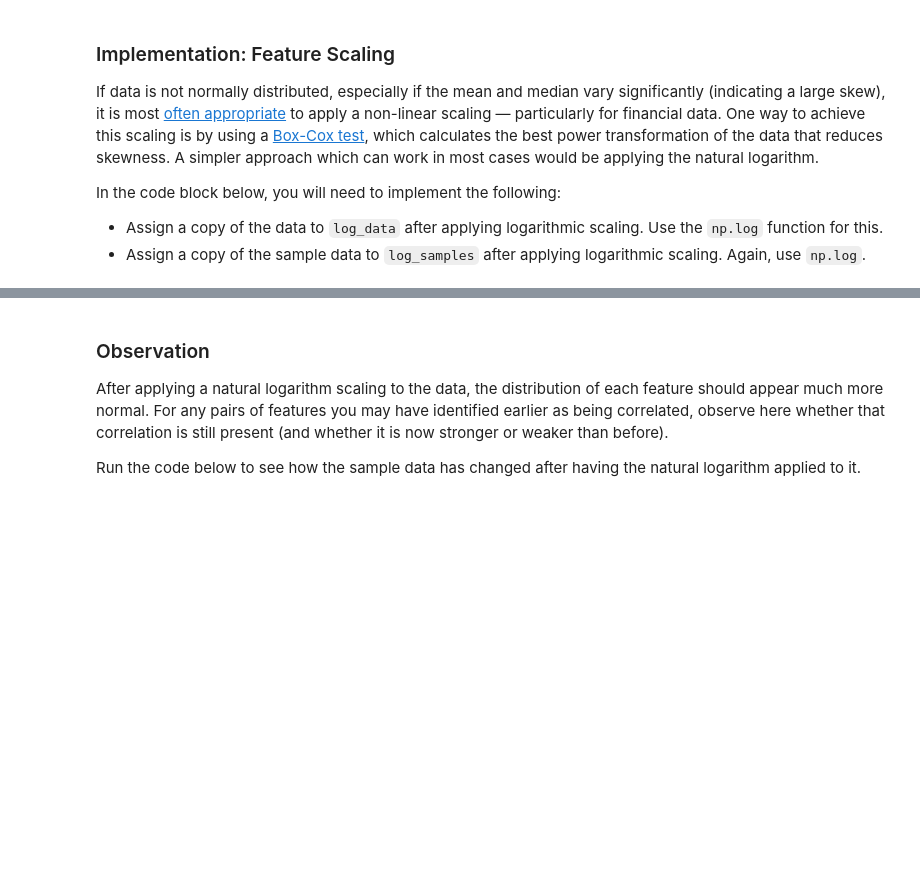
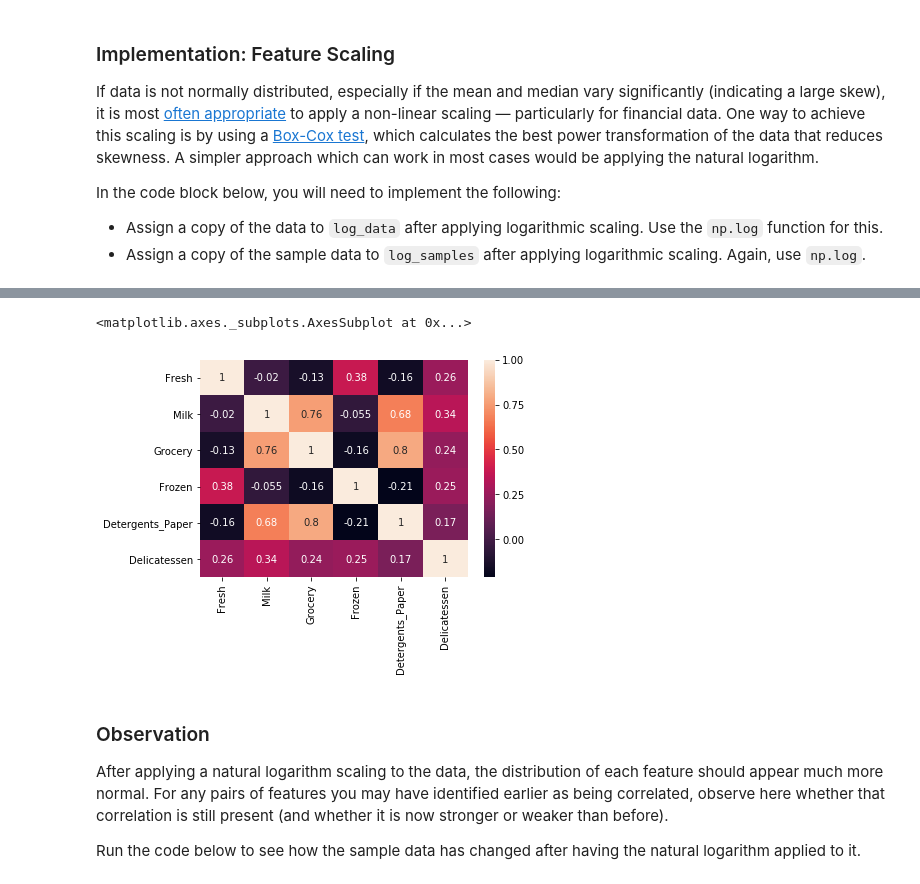
Before and after one commit to SaturninoMateus/machine-learning, a Jupyter notebook: projects/customer_segments/customer_segments.ipynb, the cells around one changed output, grey strips where cells are left out. Saved outputs shown, nothing was run; the diff lists cells and outputs as text; code cells hidden in the pictures; blank space fills up the shorter version.

```diff
--- a/projects/customer_segments/customer_segments.ipynb
+++ b/projects/customer_segments/customer_segments.ipynb
@@ -183,3 +209,8 @@ pd.scatter_matrix(log_data, alpha = 0.3, figsize = (14,8), diagonal = 'kde');
+# %%
+sns.heatmap(log_data.corr(), annot=True)
+# %% [output]
+<matplotlib.axes._subplots.AxesSubplot at 0x...>
+[figure, added]
 # %% [markdown]
 ### Observation
 After applying a natural logarithm scaling to the data, the distribution of each feature should appear much more normal. For any pairs of features you may have identified earlier as being correlated, observe here whether that correlation is still present (and whether it is now stronger or weaker than before).
```
Also changed, not shown: parts of 10 cells of this notebook.
